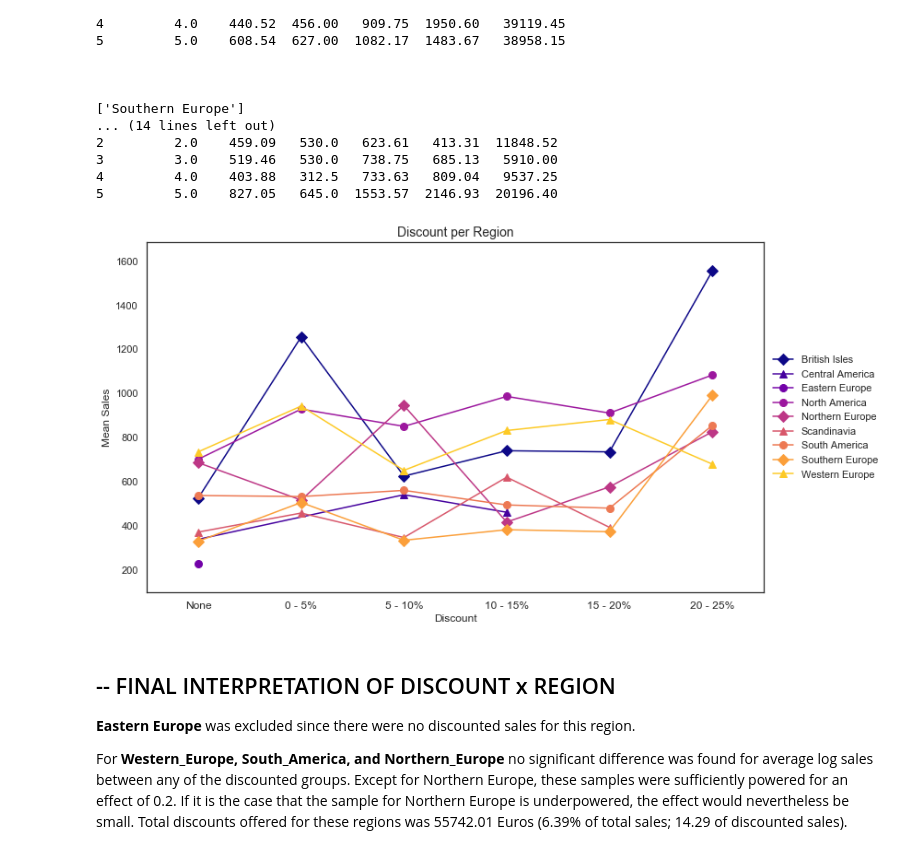
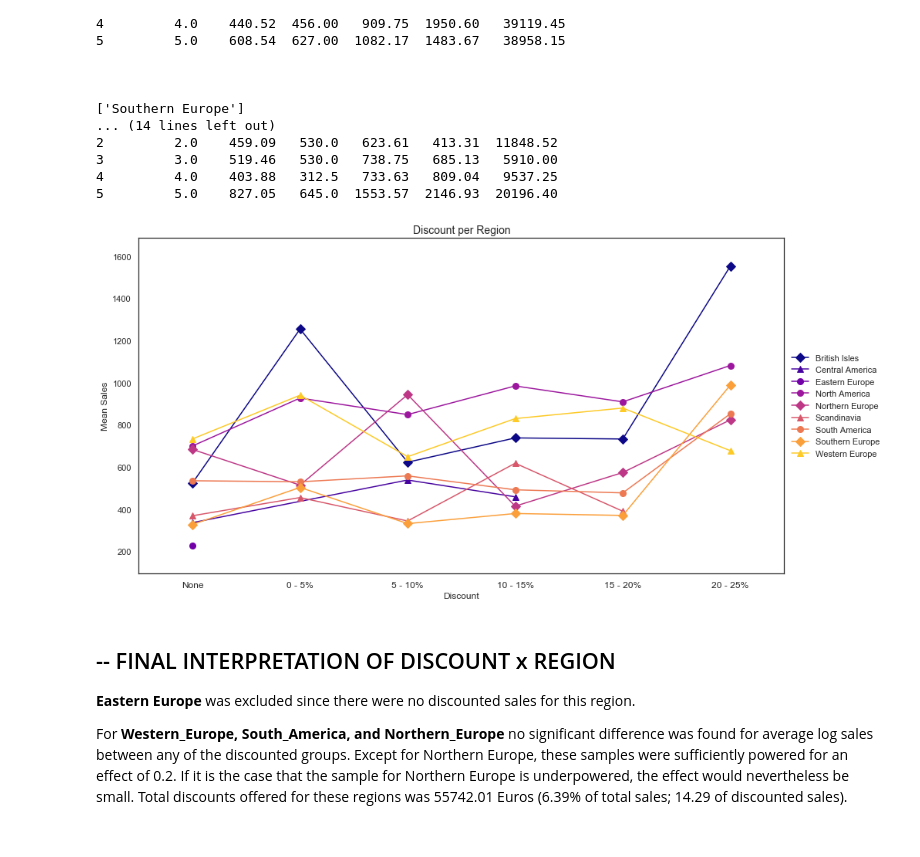
Before and after one commit to DanyalAndriano/dsc-2-final-project-online-ds-ft-100118, a Jupyter notebook: Northwind_Project_Final_Project_Notebook.ipynb, the cells around one changed output. Drawn from its saved outputs; the diff is of its cells as text; code cells hidden in the pictures.

```diff
--- a/Northwind_Project_Final_Project_Notebook.ipynb
+++ b/Northwind_Project_Final_Project_Notebook.ipynb
@@ -168,6 +168,9 @@ product.loc[(product['Discount'] > 0.05) & (product['Discount'] <= 0.10), 'Disco
 product.loc[(product['Discount'] > 0.10) & (product['Discount'] <= 0.15), 'DiscountGr'] = 3
 product.loc[(product['Discount'] > 0.15) & (product['Discount'] <= 0.20), 'DiscountGr'] = 4
 product.loc[(product['Discount'] > 0.20) & (product['Discount'] <= 0.25), 'DiscountGr'] = 5
+# %%
+df = product.groupby('DiscountGr')['SalePrice'].agg(['sum','count'])
+df.to_clipboard()
 # %% [markdown]
 ## Sales Price
 
@@ -1251,30 +1260,30 @@ for i in list_region_further_analysis:
 # %%
 NUM_COLORS = 9
 
 cm = pylab.get_cmap('plasma')
 for i in range(NUM_COLORS):
     color = cm(1.*i/NUM_COLORS)  # color will now be an RGBA tuple
 
 # or if you really want a generator:
 cgen = list((cm(1.*i/NUM_COLORS) for i in range(NUM_COLORS)))
 
 sns.set(style="white")
-fig = plt.figure(figsize=(12,7))
+fig = plt.figure(figsize=(15,8))
 ax = fig.gca()
 
 interaction_plot(product.DiscountGr, product.ShipRegion, product.SalePrice,
              colors=cgen, markers=['D','^', 'o', 'o', 'D', '^', 'o', 'D', '^'], ms=8, ax=ax)
 
 
 plt.legend(loc='center left', bbox_to_anchor=(1, 0.5))
 plt.ylabel('Mean Sales', fontsize=12)
 plt.xlabel('Discount')
 plt.xticks(np.arange(6), ('None', '0 - 5%', '5 - 10%', '10 - 15%', '15 - 20%', '20 - 25%'), fontsize=12)
 plt.title('Discount per Region', fontsize=14);
 
 plt.savefig('region_sales.png')
 # %% [output]
-[figure, old version]
+[figure, new version]
 # %% [markdown]
 ## -- FINAL INTERPRETATION OF DISCOUNT x REGION
 
```
Also changed, not shown: parts of 1 cell of this notebook, 2 other files.
